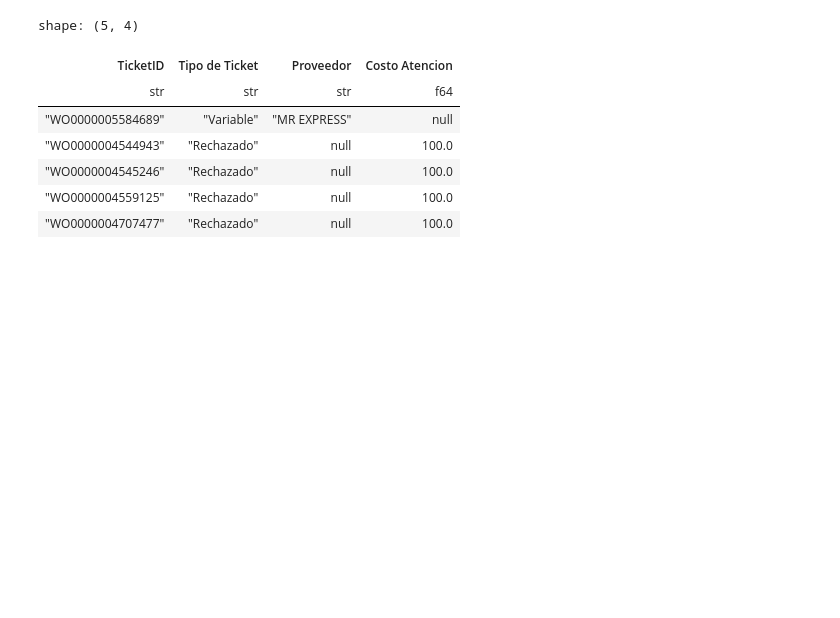
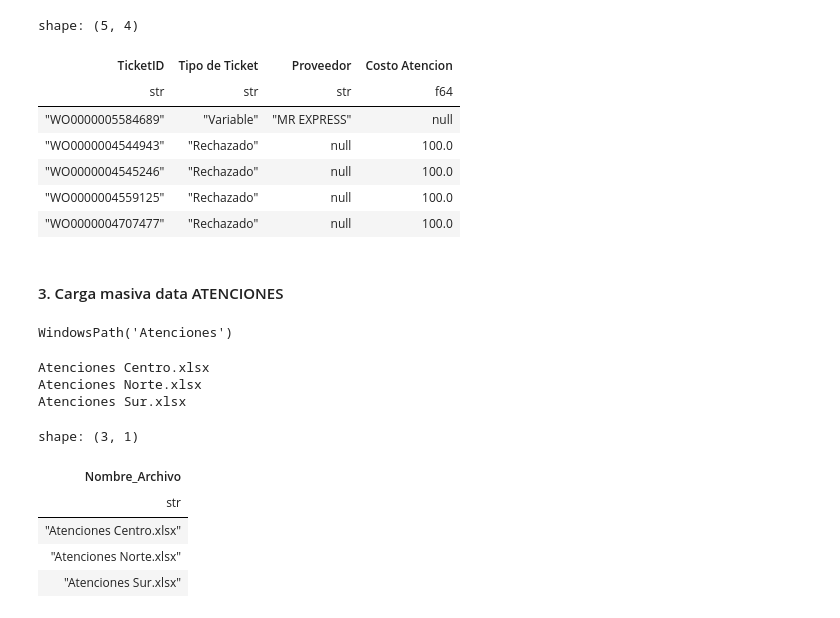
Before and after one commit to iameddyjoe/PYTHON_ETL_E1, a Jupyter notebook: Proceso_ETL.ipynb, the cells around one changed output. Cells and saved outputs as stored; diff of their text form; code cells hidden in the pictures; blank space fills up the shorter version.

Commit message:
Lectura y carga masiva Carpeta Atenciones

```diff
--- a/Proceso_ETL.ipynb
+++ b/Proceso_ETL.ipynb
@@ -353,3 +353,49 @@ shape: (5, 4)
 | "WO0000004545246" | "Rechazado" | null | 100.0 |
 | "WO0000004559125" | "Rechazado" | null | 100.0 |
 | "WO0000004707477" | "Rechazado" | null | 100.0 |
+# %% [markdown]
+#### 3. Carga masiva data ATENCIONES
+# %%
+from pathlib import Path
+
+rutaCarpeta = Path('./Atenciones')
+rutaCarpeta
+# %% [output]
+WindowsPath('Atenciones')
+# %%
+# listar los archivos de la carpeta Atenciones
+archivosAtencion = list(rutaCarpeta.glob('*.xlsx'))
+
+for archivo in archivosAtencion:
+    print(archivo.name)
+# %% [output]
+Atenciones Centro.xlsx
+Atenciones Norte.xlsx
+Atenciones Sur.xlsx
+# %%
+# Unificando archivos Atenciones en un dataframe
+Atenciones = pl.DataFrame()
+
+for archivo in archivosAtencion:
+    file = archivo.name
+    filepath = f'./Atenciones/{file}'
+
+    aux_df = pl.read_excel(
+        source = filepath,
+        engine = 'xlsx2csv',
+        read_options = {
+        "columns" : ["Numero Ticket", "Tipo de Ticket", "Proveedor", "Costo Atencion"],
+        "dtypes": {"Costo Atencion": pl.Utf8}
+        }
+    )
+    aux_df = aux_df.with_columns(pl.lit(file).alias('Nombre_Archivo'))
+    Atenciones = pl.concat([Atenciones, aux_df], how='vertical')
+# %%
+Atenciones.select('Nombre_Archivo').unique()
+# %% [output]
+shape: (3, 1)
+| Nombre_Archivo |
+| str |
+| "Atenciones Centro.xlsx" |
+| "Atenciones Norte.xlsx" |
+| "Atenciones Sur.xlsx" |
```
